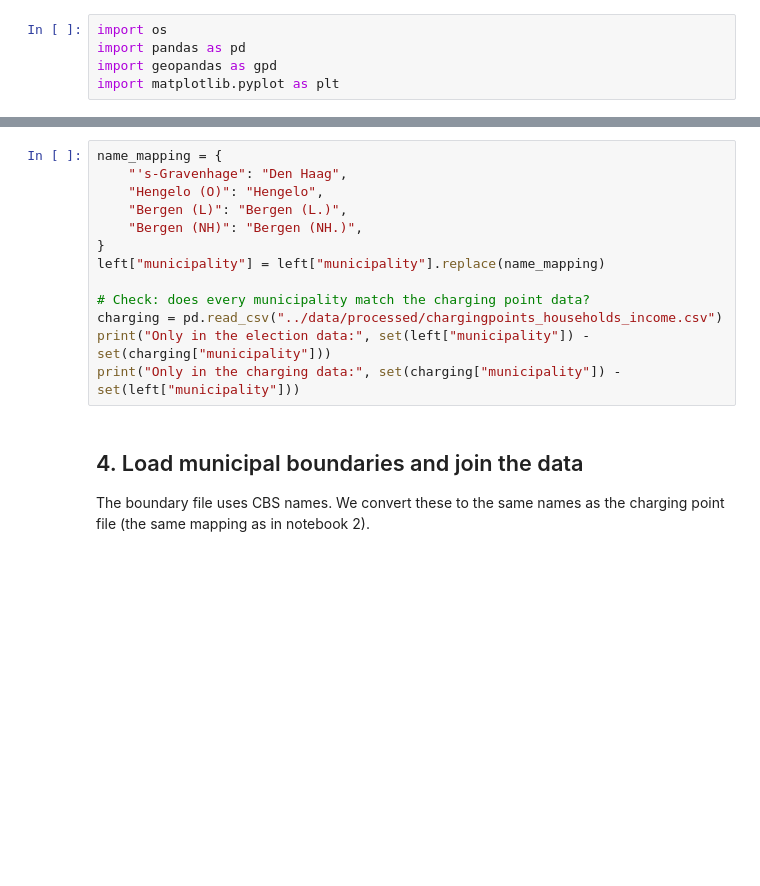
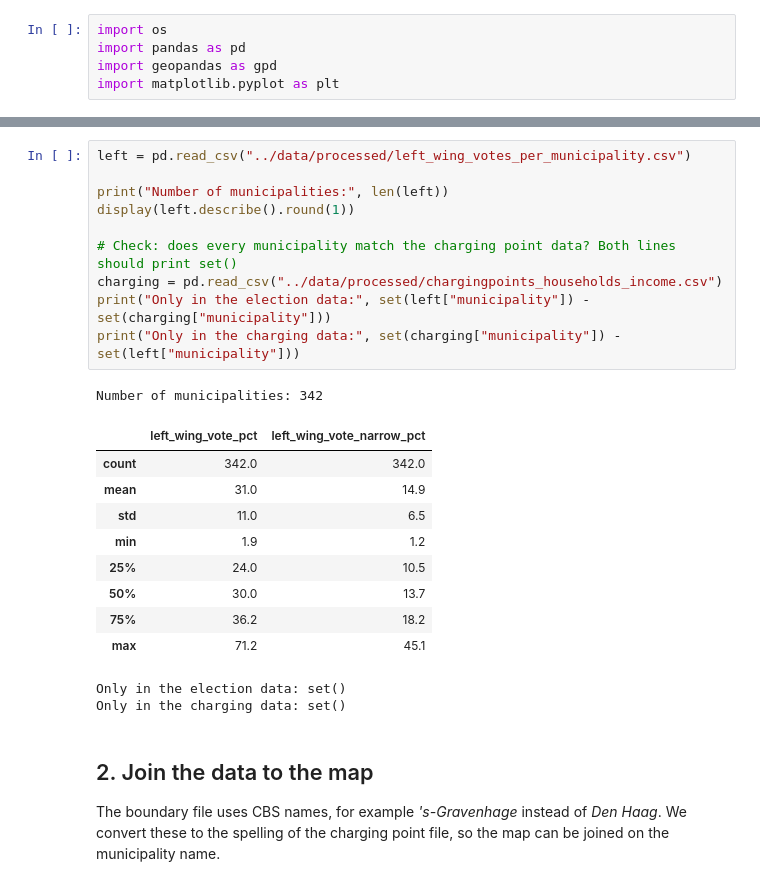
Before and after one commit to mirtebatema/group-15, a Jupyter notebook: notebooks/4. left_wing_votes_per_municipality.ipynb, the cells around one changed output, grey strips where cells are left out. Drawn from its saved outputs; the diff is of its cells as text; blank space fills up the shorter version.

Commit message:
Update with corresponding data

```diff
--- a/notebooks/4. left_wing_votes_per_municipality.ipynb
+++ b/notebooks/4. left_wing_votes_per_municipality.ipynb
@@ -72,20 +26,30 @@ The Kiesraad writes some names differently from the charging point file, for exa
 # %%
-name_mapping = {
-    "'s-Gravenhage": "Den Haag",
-    "Hengelo (O)": "Hengelo",
-    "Bergen (L)": "Bergen (L.)",
-    "Bergen (NH)": "Bergen (NH.)",
-}
-left["municipality"] = left["municipality"].replace(name_mapping)
+left = pd.read_csv("../data/processed/left_wing_votes_per_municipality.csv")
 
-# Check: does every municipality match the charging point data?
+print("Number of municipalities:", len(left))
+display(left.describe().round(1))
+
+# Check: does every municipality match the charging point data? Both lines should print set()
 charging = pd.read_csv("../data/processed/chargingpoints_households_income.csv")
 print("Only in the election data:", set(left["municipality"]) - set(charging["municipality"]))
 print("Only in the charging data:", set(charging["municipality"]) - set(left["municipality"]))
+# %% [output]
+Number of municipalities: 342
+|  | left_wing_vote_pct | left_wing_vote_narrow_pct |
+| count | 342.0 | 342.0 |
+| mean | 31.0 | 14.9 |
+| std | 11.0 | 6.5 |
+| min | 1.9 | 1.2 |
+| 25% | 24.0 | 10.5 |
+| 50% | 30.0 | 13.7 |
+| 75% | 36.2 | 18.2 |
+| max | 71.2 | 45.1 |
+Only in the election data: set()
+Only in the charging data: set()
 # %% [markdown]
-## 4. Load municipal boundaries and join the data
+## 2. Join the data to the map
 
-The boundary file uses CBS names. We convert these to the same names as the charging point file (the same mapping as in notebook 2).
+The boundary file uses CBS names, for example *'s-Gravenhage* instead of *Den Haag*. We convert these to the spelling of the charging point file, so the map can be joined on the municipality name.
 # %%
 municipalities = gpd.read_file("../data/raw/gemeenten_2024.gpkg", layer="gemeente_gegeneraliseerd")
 
```
Also changed, not shown: parts of 12 cells of this notebook, 5 other files.
